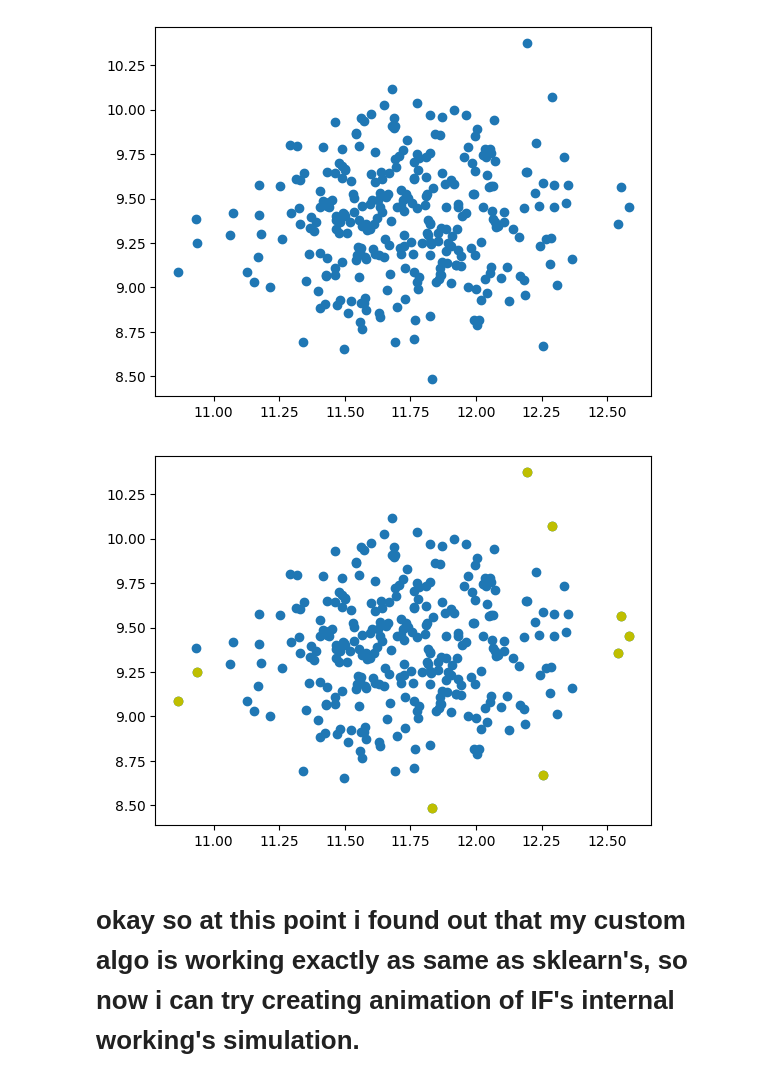
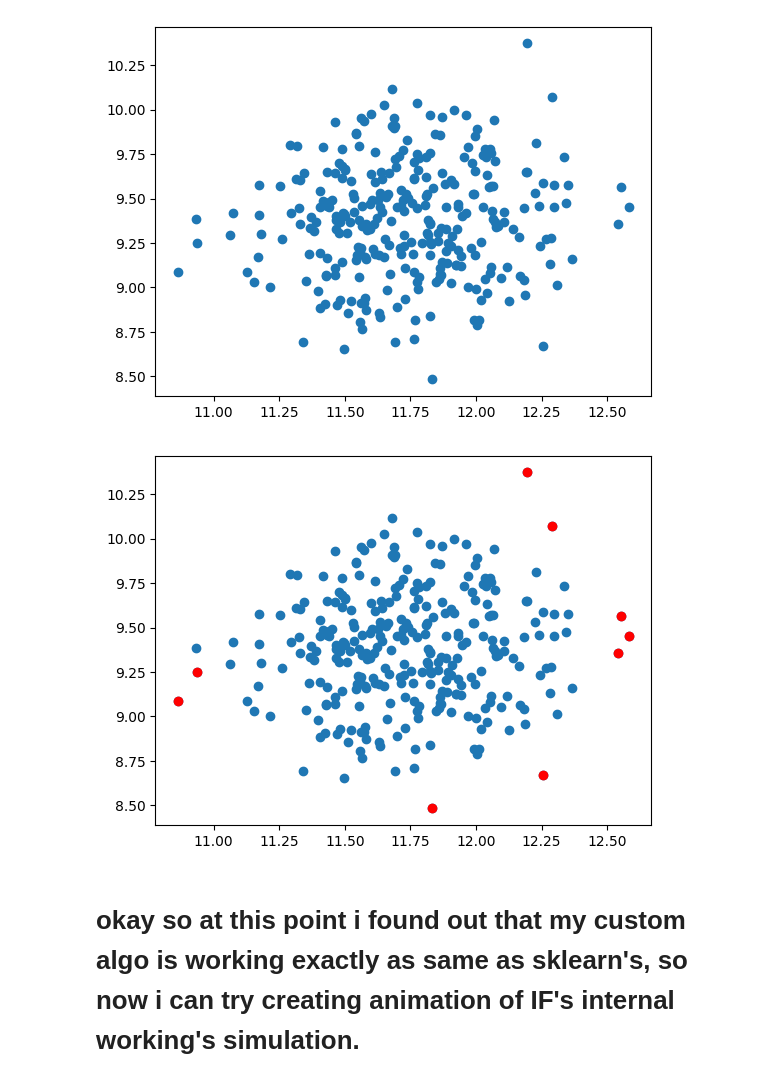
Before and after one commit to Sarvesh-Kesharwani/Machine-Learning-from-Scratch, a Jupyter notebook: experiments/2. Anomaly Detection/1. Isolation Forest.ipynb, the cells around one changed output. Saved outputs shown, nothing was run; the diff lists cells and outputs as text; code cells hidden in the pictures.

```diff
--- a/experiments/2. Anomaly Detection/1. Isolation Forest.ipynb
+++ b/experiments/2. Anomaly Detection/1. Isolation Forest.ipynb
@@ -127,13 +127,13 @@ plt.show()
 # %%
 # Example usage
 predictions = isolation_forest(X, n_trees=10, max_depth=None, contamination=0.03)
 outlier_index = where(predictions==True)
 X[outlier_index]
 
 plt.scatter(X[:,0], X[:,1])
-plt.scatter(values[:,0], values[:,1], color='y')
+plt.scatter(values[:,0], values[:,1], color='r')
 plt.show()
 # %% [output]
-[figure, old version]
+[figure, new version]
 # %% [markdown]
 # okay so at this point i found out that my custom algo is working exactly as same as sklearn's, so now i can try creating animation of IF's internal working's simulation.
```
Also changed, not shown: parts of 1 cell of this notebook, 1 other file.
